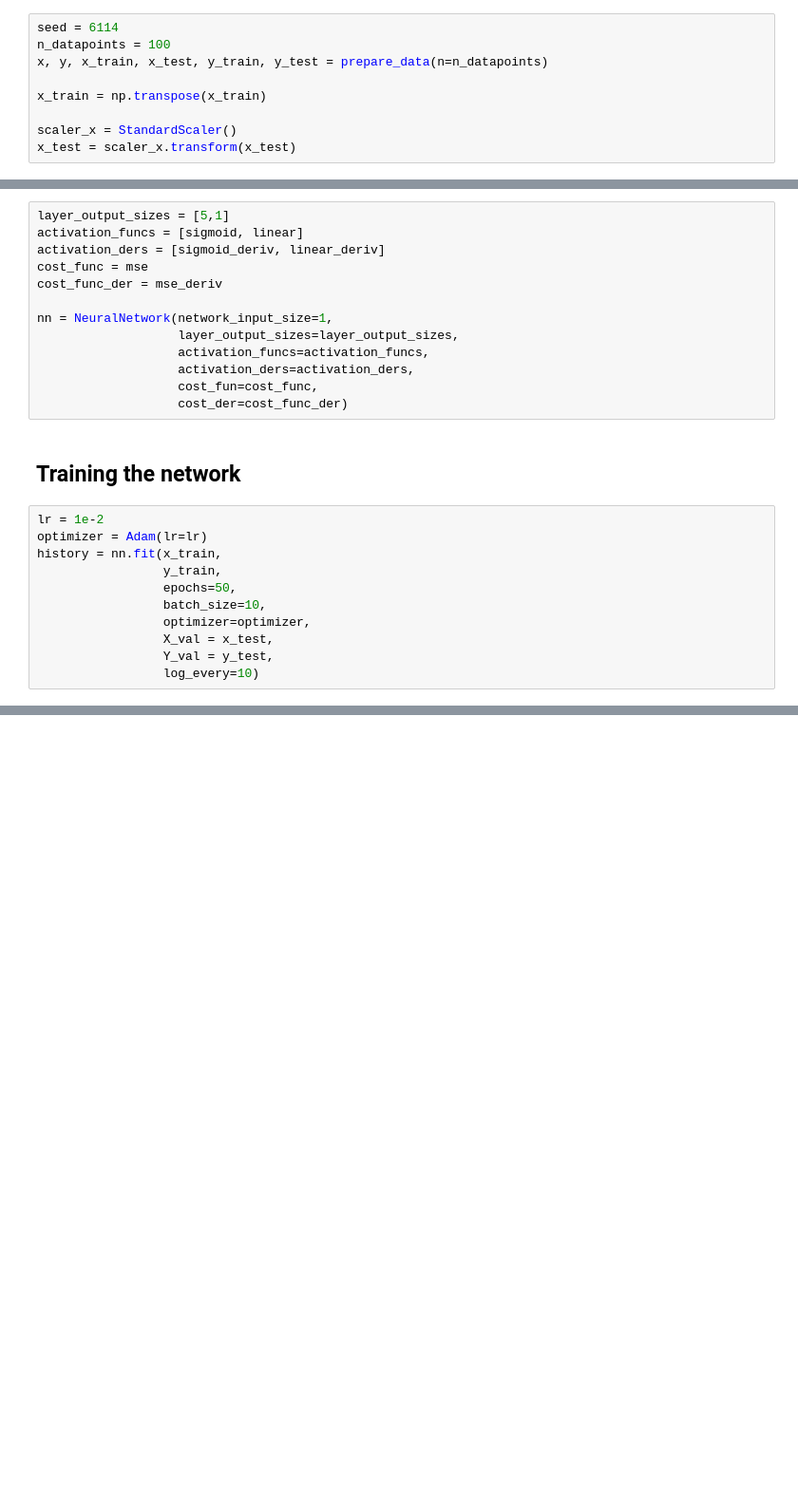
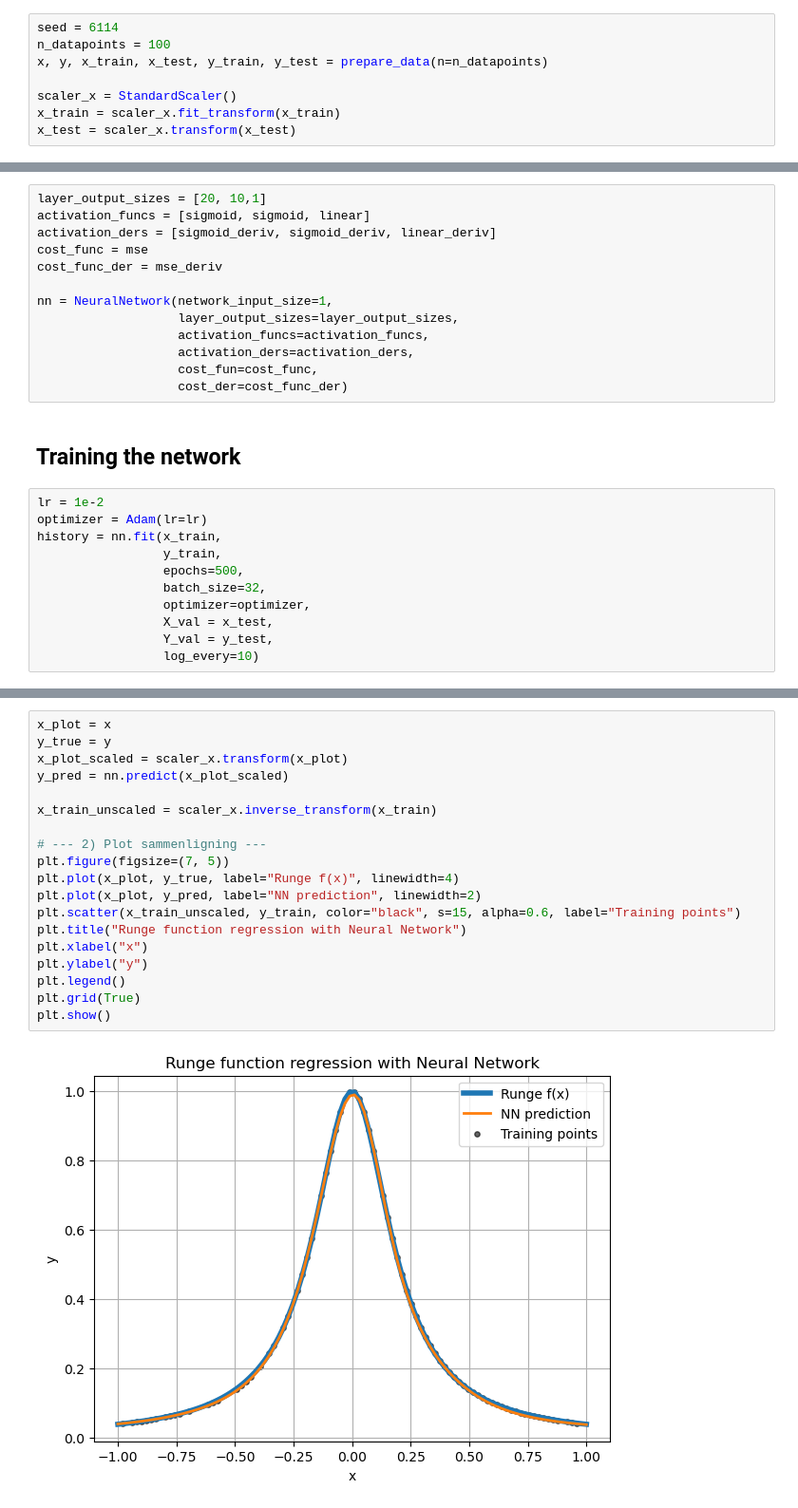
Before and after one commit to egil10/FYSSTK3155, a Jupyter notebook: PROJECT 2/Code/Exb.ipynb, the cells around one changed output, grey strips where cells are left out. Shown at 95% size. Drawn from its saved outputs; the diff is of its cells as text; blank space fills up the shorter version.

```diff
--- a/PROJECT 2/Code/Exb.ipynb
+++ b/PROJECT 2/Code/Exb.ipynb
@@ -59,7 +61,6 @@ seed = 6114
 n_datapoints = 100
 x, y, x_train, x_test, y_train, y_test = prepare_data(n=n_datapoints)
 
-x_train = np.transpose(x_train)
-
 scaler_x = StandardScaler()
+x_train = scaler_x.fit_transform(x_train)
 x_test = scaler_x.transform(x_test)
@@ -71,9 +67,9 @@ array=[ 0.63636364 -0.61616162  0.93939394  0.27272727 -0.8989899  -0.47474747
 # %% [markdown]
 ## Building the Neural Network
 # %%
-layer_output_sizes = [5,1]
-activation_funcs = [sigmoid, linear]
-activation_ders = [sigmoid_deriv, linear_deriv]
+layer_output_sizes = [20, 10,1]
+activation_funcs = [sigmoid, sigmoid, linear]
+activation_ders = [sigmoid_deriv, sigmoid_deriv, linear_deriv]
 cost_func = mse
 cost_func_der = mse_deriv
 
@@ -90,8 +86,8 @@ lr = 1e-2
 optimizer = Adam(lr=lr)
 history = nn.fit(x_train,
                  y_train,
-                 epochs=50,
-                 batch_size=10,
+                 epochs=500,
+                 batch_size=32,
                  optimizer=optimizer,
                  X_val = x_test,
                  Y_val = y_test,
@@ -98,0 +115,21 @@ history = nn.fit(x_train,
+# %%
+x_plot = x
+y_true = y
+x_plot_scaled = scaler_x.transform(x_plot)
+y_pred = nn.predict(x_plot_scaled)
+
+x_train_unscaled = scaler_x.inverse_transform(x_train)
+
+# --- 2) Plot sammenligning ---
+plt.figure(figsize=(7, 5))
+plt.plot(x_plot, y_true, label="Runge f(x)", linewidth=4)
+plt.plot(x_plot, y_pred, label="NN prediction", linewidth=2)
+plt.scatter(x_train_unscaled, y_train, color="black", s=15, alpha=0.6, label="Training points")
+plt.title("Runge function regression with Neural Network")
+plt.xlabel("x")
+plt.ylabel("y")
+plt.legend()
+plt.grid(True)
+plt.show()
+# %% [output]
+[figure, added]
```
Also changed, not shown: parts of 4 cells of this notebook.
